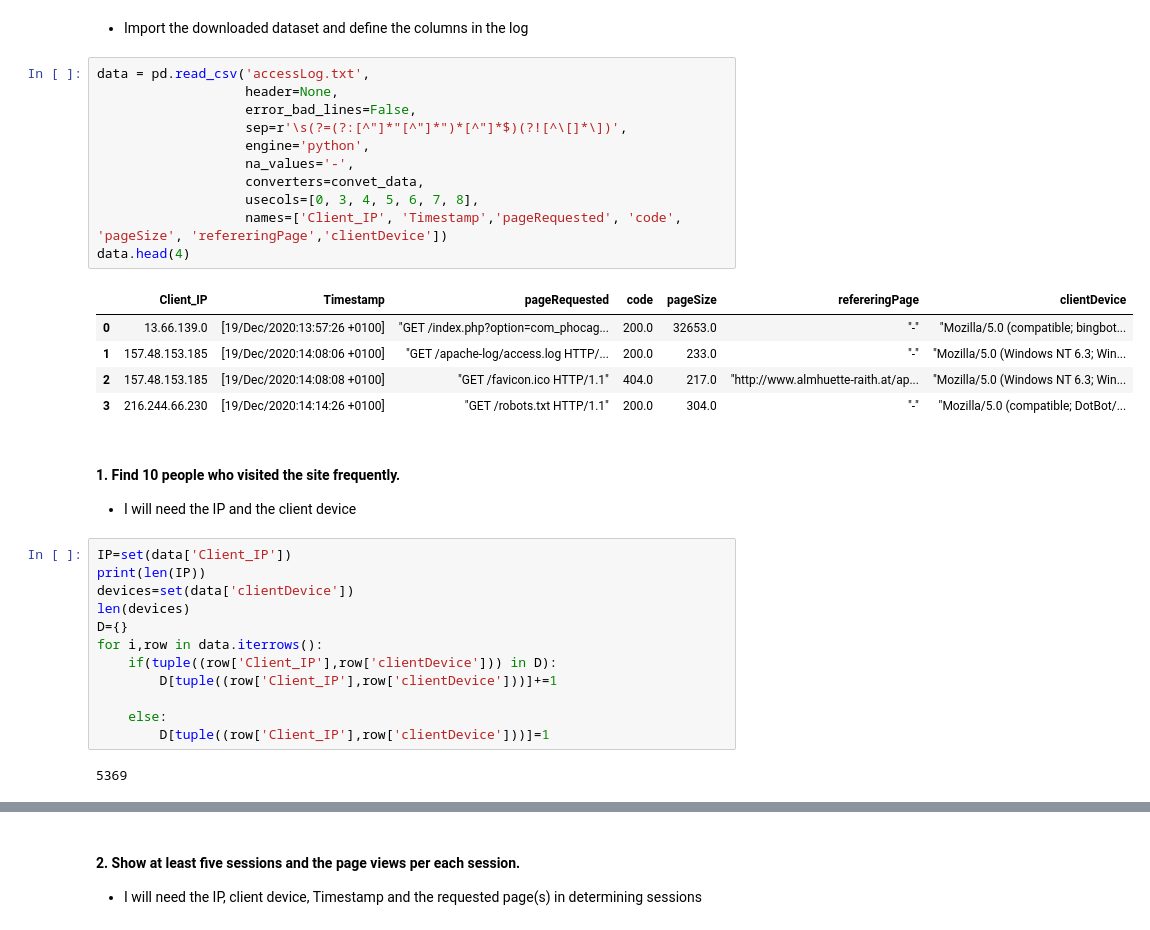
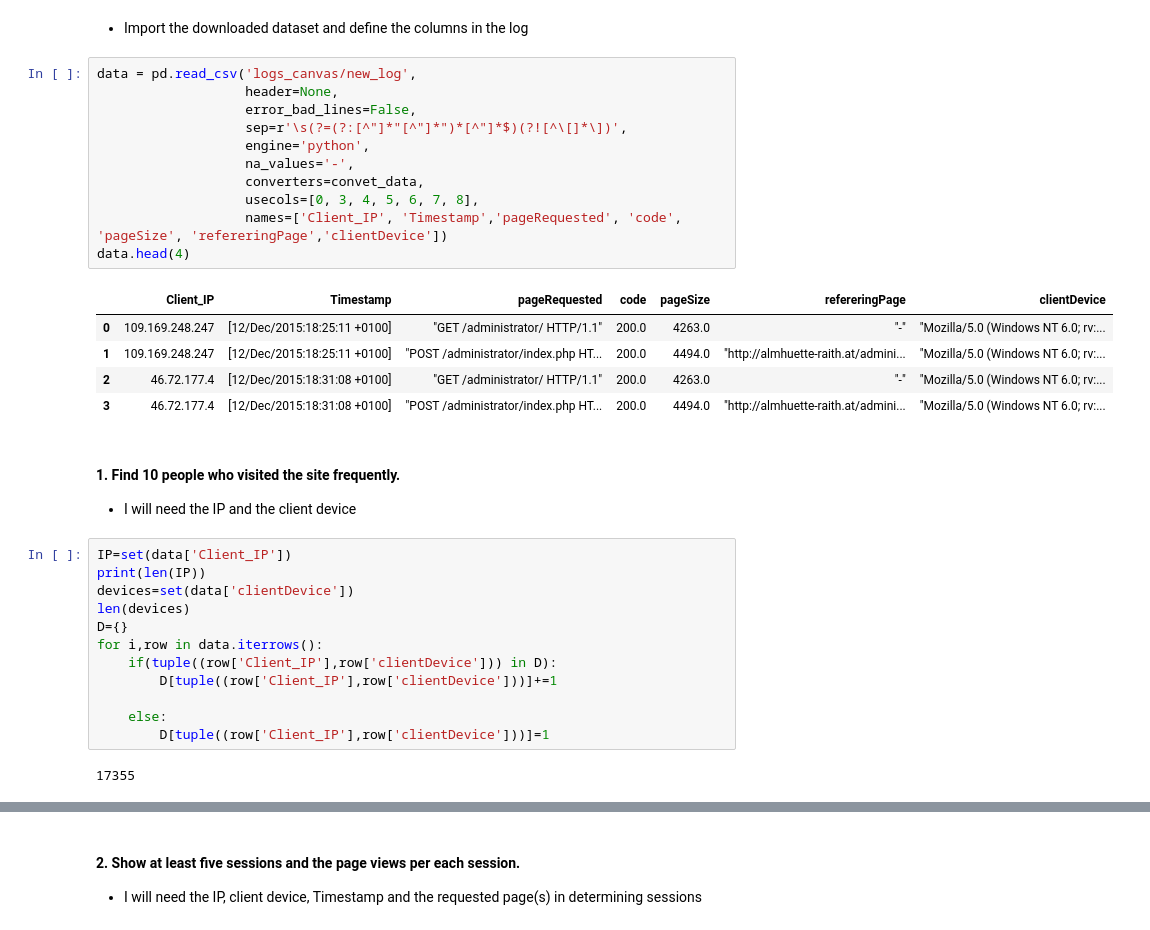
Before and after one commit to EnoshNyarige/assignment3-web-server-, a Jupyter notebook: web-server access log .ipynb, the cells around one changed output, grey strips where cells are left out. Drawn from its saved outputs; the diff is of its cells as text.

```diff
--- a/web-server access log .ipynb
+++ b/web-server access log .ipynb
@@ -58,22 +57,22 @@ ls
 # %% [markdown]
 - Import the downloaded dataset and define the columns in the log
 # %%
-data = pd.read_csv('accessLog.txt',
+data = pd.read_csv('logs_canvas/new_log',
                    header=None,
                    error_bad_lines=False,
                    sep=r'\s(?=(?:[^"]*"[^"]*")*[^"]*$)(?![^\[]*\])',
                    engine='python',
                    na_values='-',
                    converters=convet_data,
                    usecols=[0, 3, 4, 5, 6, 7, 8],
                    names=['Client_IP', 'Timestamp','pageRequested', 'code', 'pageSize', 'refereringPage','clientDevice'])
 data.head(4)
 # %% [output]
 |  | Client_IP | Timestamp | pageRequested | code | pageSize | refereringPage | clientDevice |
-| 0 | 13.66.139.0 | [19/Dec/2020:13:57:26 +0100] | "GET /index.php?option=com_phocag... | 200.0 | 32653.0 | "-" | "Mozilla/5.0 (compatible; bingbot... |
-| 1 | 157.48.153.185 | [19/Dec/2020:14:08:06 +0100] | "GET /apache-log/access.log HTTP/... | 200.0 | 233.0 | "-" | "Mozilla/5.0 (Windows NT 6.3; Win... |
-| 2 | 157.48.153.185 | [19/Dec/2020:14:08:08 +0100] | "GET /favicon.ico HTTP/1.1" | 404.0 | 217.0 | "http://www.almhuette-raith.at/ap... | "Mozilla/5.0 (Windows NT 6.3; Win... |
-| 3 | 216.244.66.230 | [19/Dec/2020:14:14:26 +0100] | "GET /robots.txt HTTP/1.1" | 200.0 | 304.0 | "-" | "Mozilla/5.0 (compatible; DotBot/... |
+| 0 | 109.169.248.247 | [12/Dec/2015:18:25:11 +0100] | "GET /administrator/ HTTP/1.1" | 200.0 | 4263.0 | "-" | "Mozilla/5.0 (Windows NT 6.0; rv:... |
+| 1 | 109.169.248.247 | [12/Dec/2015:18:25:11 +0100] | "POST /administrator/index.php HT... | 200.0 | 4494.0 | "http://almhuette-raith.at/admini... | "Mozilla/5.0 (Windows NT 6.0; rv:... |
+| 2 | 46.72.177.4 | [12/Dec/2015:18:31:08 +0100] | "GET /administrator/ HTTP/1.1" | 200.0 | 4263.0 | "-" | "Mozilla/5.0 (Windows NT 6.0; rv:... |
+| 3 | 46.72.177.4 | [12/Dec/2015:18:31:08 +0100] | "POST /administrator/index.php HT... | 200.0 | 4494.0 | "http://almhuette-raith.at/admini... | "Mozilla/5.0 (Windows NT 6.0; rv:... |
 # %% [markdown]
 #### 1. Find 10 people who visited the site frequently.
 
@@ -91,5 +90,5 @@ for i,row in data.iterrows():
     else:
         D[tuple((row['Client_IP'],row['clientDevice']))]=1
 # %% [output]
-5369
+17355
 # %%
```
Also changed, not shown: parts of 2 cells of this notebook.
